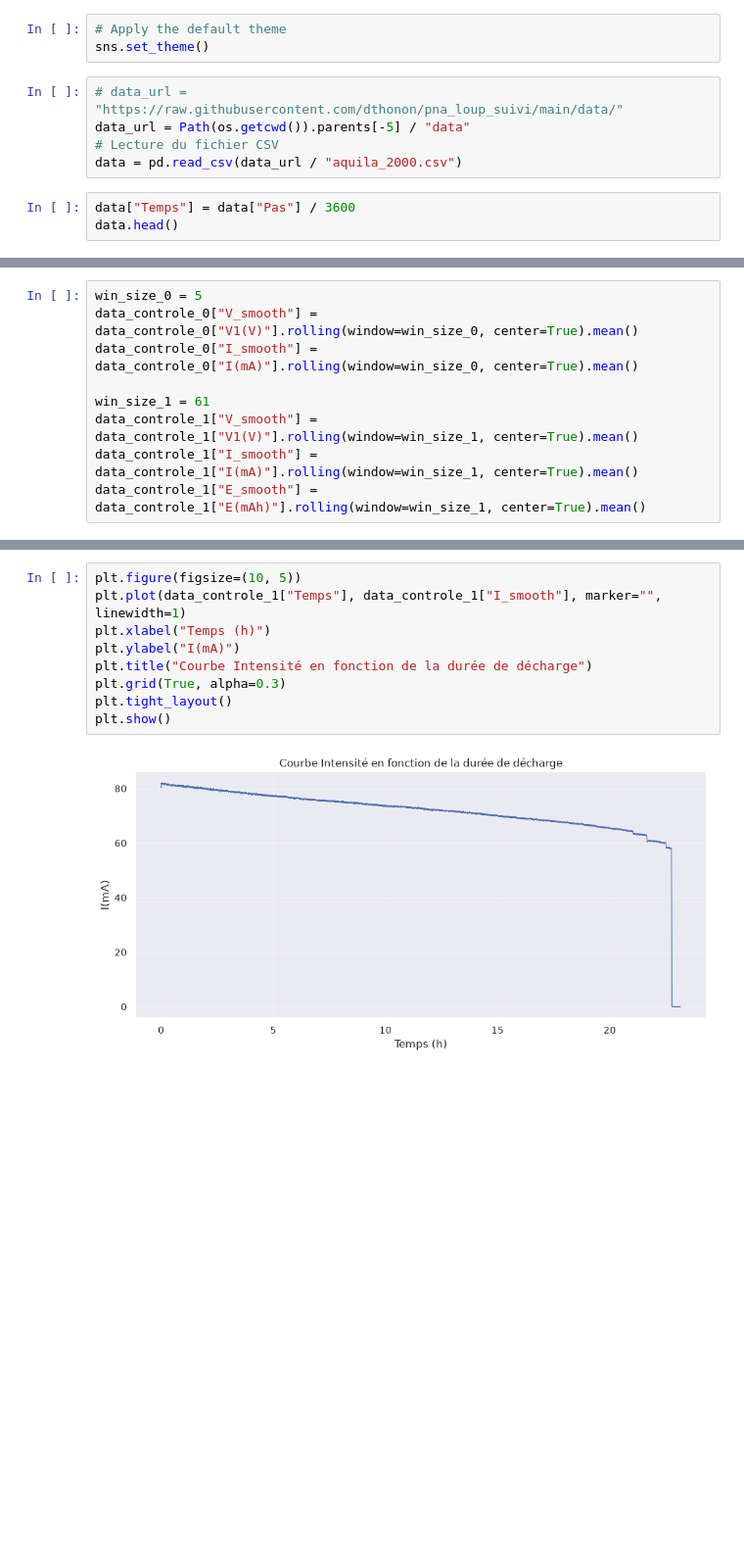
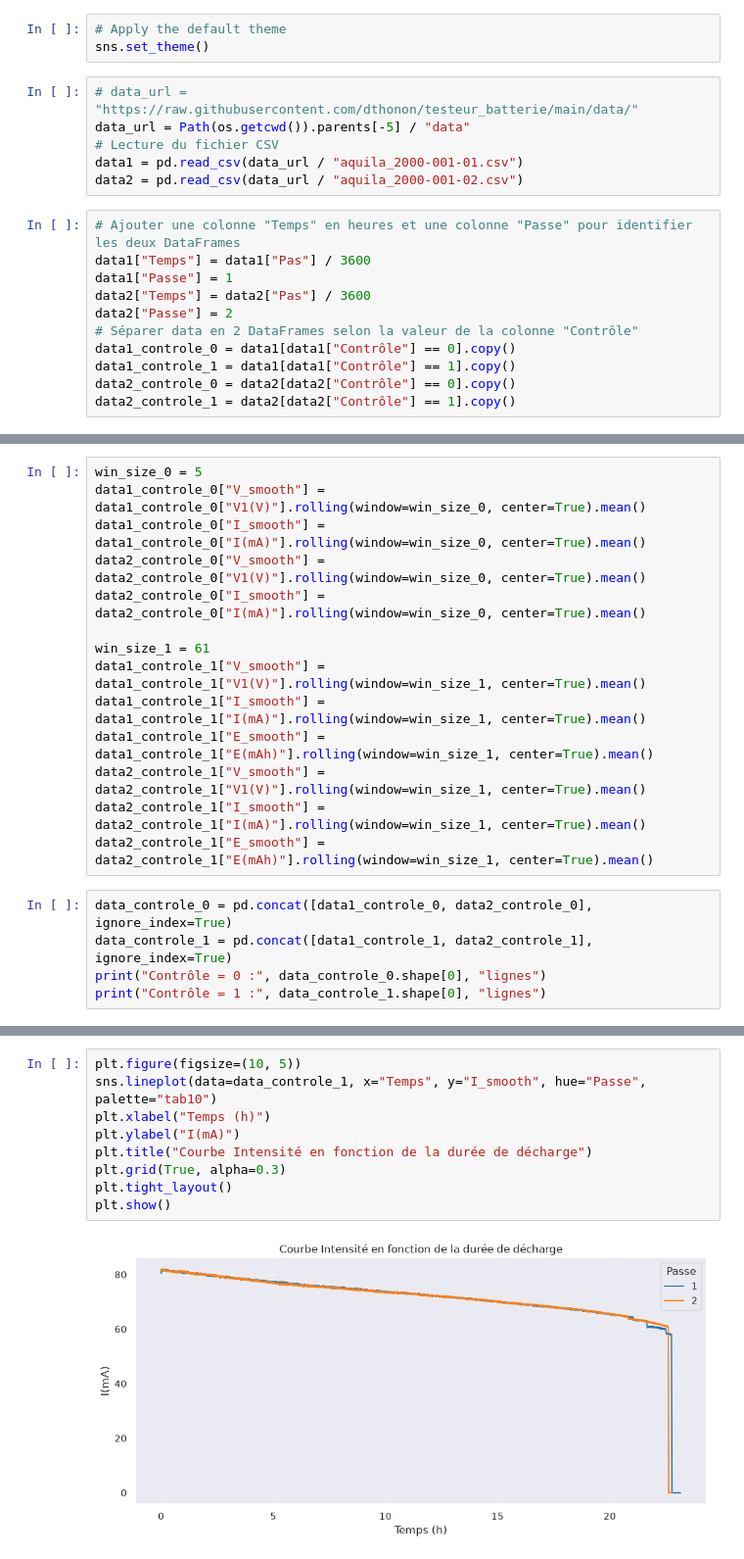
Before and after one commit to dthonon/testeur_batterie, a Jupyter notebook: notebook/Courbes.ipynb, the cells around one changed output, grey strips where cells are left out. Shown at 98% size. Drawn from its saved outputs; the diff is of its cells as text; blank space fills up the shorter version.

Commit message:
Courbes pour 2 passes

```diff
--- a/notebook/Courbes.ipynb
+++ b/notebook/Courbes.ipynb
@@ -9,10 +9,19 @@ import seaborn as sns
 # Apply the default theme
 sns.set_theme()
 # %%
-# data_url = "https://raw.githubusercontent.com/dthonon/pna_loup_suivi/main/data/"
+# data_url = "https://raw.githubusercontent.com/dthonon/testeur_batterie/main/data/"
 data_url = Path(os.getcwd()).parents[-5] / "data"
 # Lecture du fichier CSV
-data = pd.read_csv(data_url / "aquila_2000.csv")
+data1 = pd.read_csv(data_url / "aquila_2000-001-01.csv")
+data2 = pd.read_csv(data_url / "aquila_2000-001-02.csv")
 # %%
-data["Temps"] = data["Pas"] / 3600
-data.head()
+# Ajouter une colonne "Temps" en heures et une colonne "Passe" pour identifier les deux DataFrames
+data1["Temps"] = data1["Pas"] / 3600
+data1["Passe"] = 1
+data2["Temps"] = data2["Pas"] / 3600
+data2["Passe"] = 2
+# Séparer data en 2 DataFrames selon la valeur de la colonne "Contrôle"
+data1_controle_0 = data1[data1["Contrôle"] == 0].copy()
+data1_controle_1 = data1[data1["Contrôle"] == 1].copy()
+data2_controle_0 = data2[data2["Contrôle"] == 0].copy()
+data2_controle_1 = data2[data2["Contrôle"] == 1].copy()
@@ -36,9 +28,19 @@ Contrôle = 1 : 83230 lignes
 # %%
 win_size_0 = 5
-data_controle_0["V_smooth"] = data_controle_0["V1(V)"].rolling(window=win_size_0, center=True).mean()
-data_controle_0["I_smooth"] = data_controle_0["I(mA)"].rolling(window=win_size_0, center=True).mean()
+data1_controle_0["V_smooth"] = data1_controle_0["V1(V)"].rolling(window=win_size_0, center=True).mean()
+data1_controle_0["I_smooth"] = data1_controle_0["I(mA)"].rolling(window=win_size_0, center=True).mean()
+data2_controle_0["V_smooth"] = data2_controle_0["V1(V)"].rolling(window=win_size_0, center=True).mean()
+data2_controle_0["I_smooth"] = data2_controle_0["I(mA)"].rolling(window=win_size_0, center=True).mean()
 
 win_size_1 = 61
-data_controle_1["V_smooth"] = data_controle_1["V1(V)"].rolling(window=win_size_1, center=True).mean()
-data_controle_1["I_smooth"] = data_controle_1["I(mA)"].rolling(window=win_size_1, center=True).mean()
-data_controle_1["E_smooth"] = data_controle_1["E(mAh)"].rolling(window=win_size_1, center=True).mean()
+data1_controle_1["V_smooth"] = data1_controle_1["V1(V)"].rolling(window=win_size_1, center=True).mean()
+data1_controle_1["I_smooth"] = data1_controle_1["I(mA)"].rolling(window=win_size_1, center=True).mean()
+data1_controle_1["E_smooth"] = data1_controle_1["E(mAh)"].rolling(window=win_size_1, center=True).mean()
+data2_controle_1["V_smooth"] = data2_controle_1["V1(V)"].rolling(window=win_size_1, center=True).mean()
+data2_controle_1["I_smooth"] = data2_controle_1["I(mA)"].rolling(window=win_size_1, center=True).mean()
+data2_controle_1["E_smooth"] = data2_controle_1["E(mAh)"].rolling(window=win_size_1, center=True).mean()
+# %%
+data_controle_0 = pd.concat([data1_controle_0, data2_controle_0], ignore_index=True)
+data_controle_1 = pd.concat([data1_controle_1, data2_controle_1], ignore_index=True)
+print("Contrôle = 0 :", data_controle_0.shape[0], "lignes")
+print("Contrôle = 1 :", data_controle_1.shape[0], "lignes")
@@ -45,13 +50,13 @@ data_controle_1["E_smooth"] = data_controle_1["E(mAh)"].rolling(window=win_size_
 # %%
 plt.figure(figsize=(10, 5))
-plt.plot(data_controle_1["Temps"], data_controle_1["I_smooth"], marker="", linewidth=1)
+sns.lineplot(data=data_controle_1, x="Temps", y="I_smooth", hue="Passe", palette="tab10")
 plt.xlabel("Temps (h)")
 plt.ylabel("I(mA)")
 plt.title("Courbe Intensité en fonction de la durée de décharge")
 plt.grid(True, alpha=0.3)
 plt.tight_layout()
 plt.show()
 # %% [output]
-[figure, old version]
+[figure, new version]
 # %%
 plt.figure(figsize=(10, 5))
```
Also changed, not shown: parts of 7 cells of this notebook.
